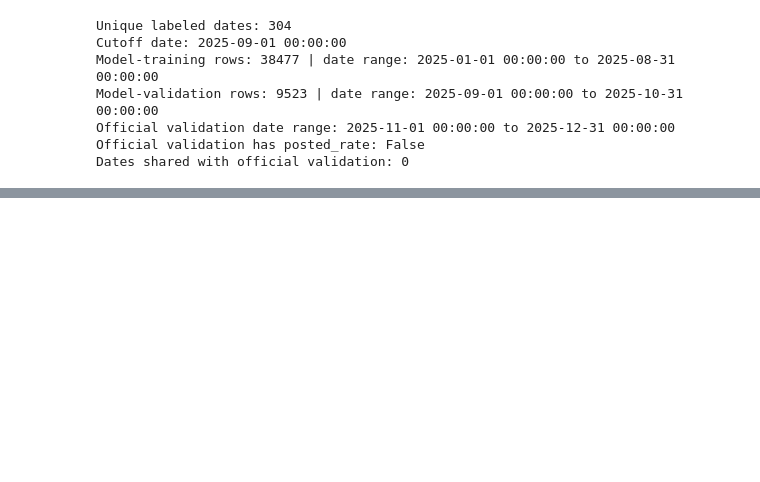
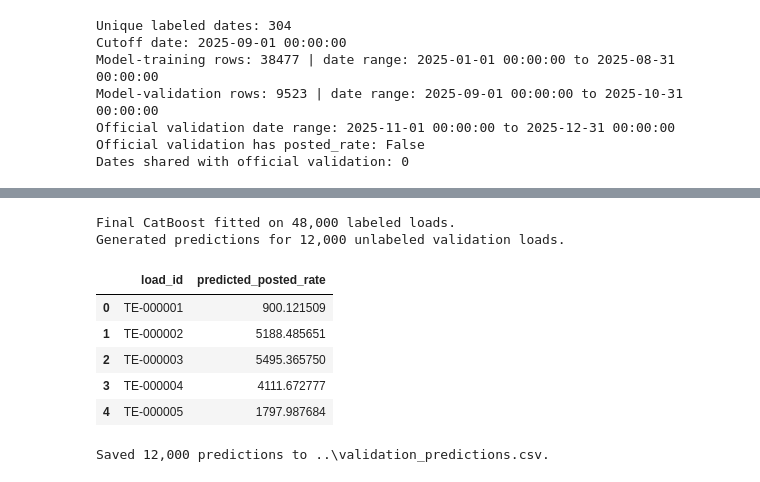
Before and after one commit to hamzansour43/spotter-freight-rate-assessment, a Jupyter notebook: Notebooks/eda.ipynb, the cells around one changed output, grey strips where cells are left out. Saved outputs shown, nothing was run; the diff lists cells and outputs as text; code cells hidden in the pictures; blank space fills up the shorter version.

```diff
--- a/Notebooks/eda.ipynb
+++ b/Notebooks/eda.ipynb
@@ -370,0 +396,54 @@ print("CatBoost categorical features:", cat_features)
+# %%
+from catboost import CatBoostRegressor
+
+final_train_X = train_features[feature_columns].copy()
+final_validation_X = validation_features[feature_columns].copy()
+
+for features in [final_train_X, final_validation_X]:
+    invalid_weight = features["weight"] < 0
+    features.loc[invalid_weight, ["weight", "weight_per_mile"]] = np.nan
+
+final_catboost_model = CatBoostRegressor(
+    iterations=800,
+    depth=8,
+    learning_rate=0.05,
+    loss_function="RMSE",
+    random_seed=42,
+    verbose=False,
+    allow_writing_files=False,
+    thread_count=-1,
+)
+final_catboost_model.fit(
+    final_train_X,
+    train_features[target_column],
+    cat_features=categorical_features,
+)
+
+final_validation_predictions = validation[["load_id"]].copy()
+final_validation_predictions["predicted_posted_rate"] = final_catboost_model.predict(final_validation_X)
+
+print(f"Final CatBoost fitted on {len(final_train_X):,} labeled loads.")
+print(f"Generated predictions for {len(final_validation_predictions):,} unlabeled validation loads.")
+final_validation_predictions.head()
+# %% [output]
+Final CatBoost fitted on 48,000 labeled loads.
+Generated predictions for 12,000 unlabeled validation loads.
+|  | load_id | predicted_posted_rate |
+| 0 | TE-000001 | 900.121509 |
+| 1 | TE-000002 | 5188.485651 |
+| 2 | TE-000003 | 5495.365750 |
+| 3 | TE-000004 | 4111.672777 |
+| 4 | TE-000005 | 1797.987684 |
+# %%
+from pathlib import Path
+
+submission_predictions = final_validation_predictions[["load_id"]].copy()
+submission_predictions["predicted_rate"] = final_validation_predictions["predicted_posted_rate"]
+assert submission_predictions.columns.tolist() == ["load_id", "predicted_rate"]
+assert len(submission_predictions) == len(validation)
+
+predictions_path = Path("..") / "validation_predictions.csv"
+submission_predictions.to_csv(predictions_path, index=False)
+print(f"Saved {len(submission_predictions):,} predictions to {predictions_path}.")
+# %% [output]
+Saved 12,000 predictions to ..\validation_predictions.csv.
```
Also changed, not shown: parts of 6 cells of this notebook, 3 other files.
